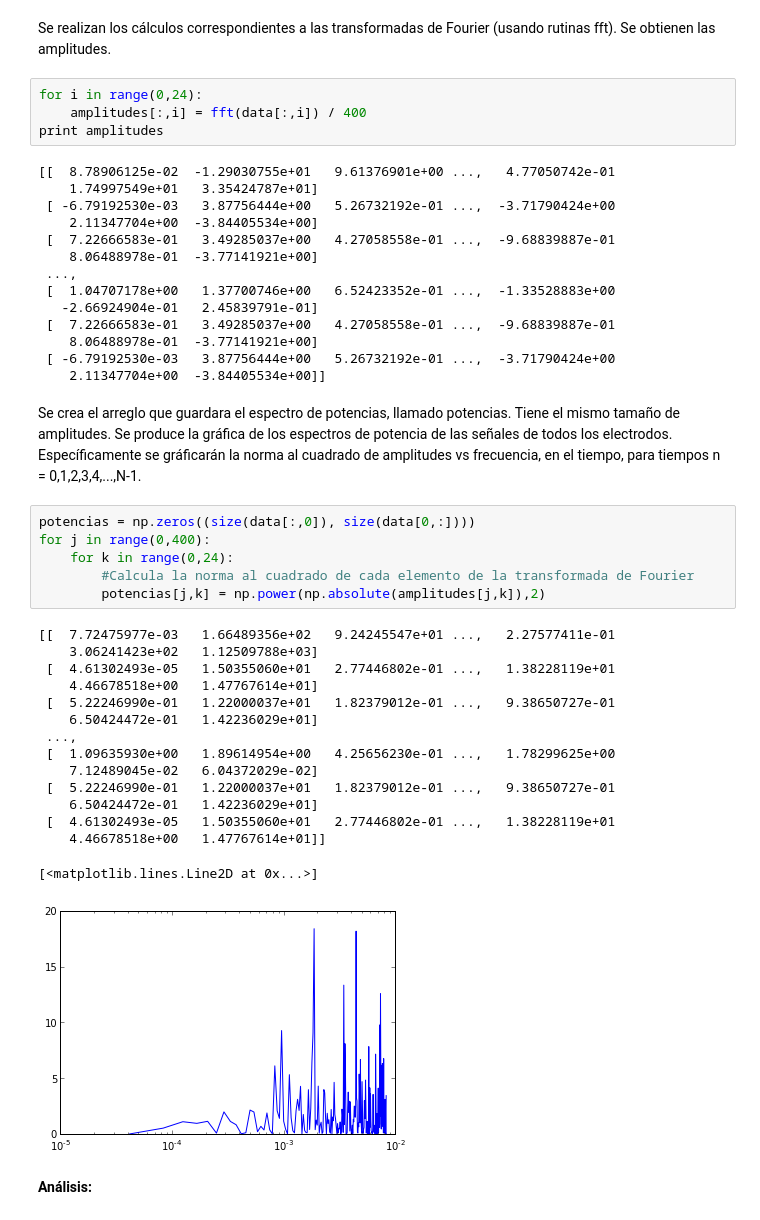
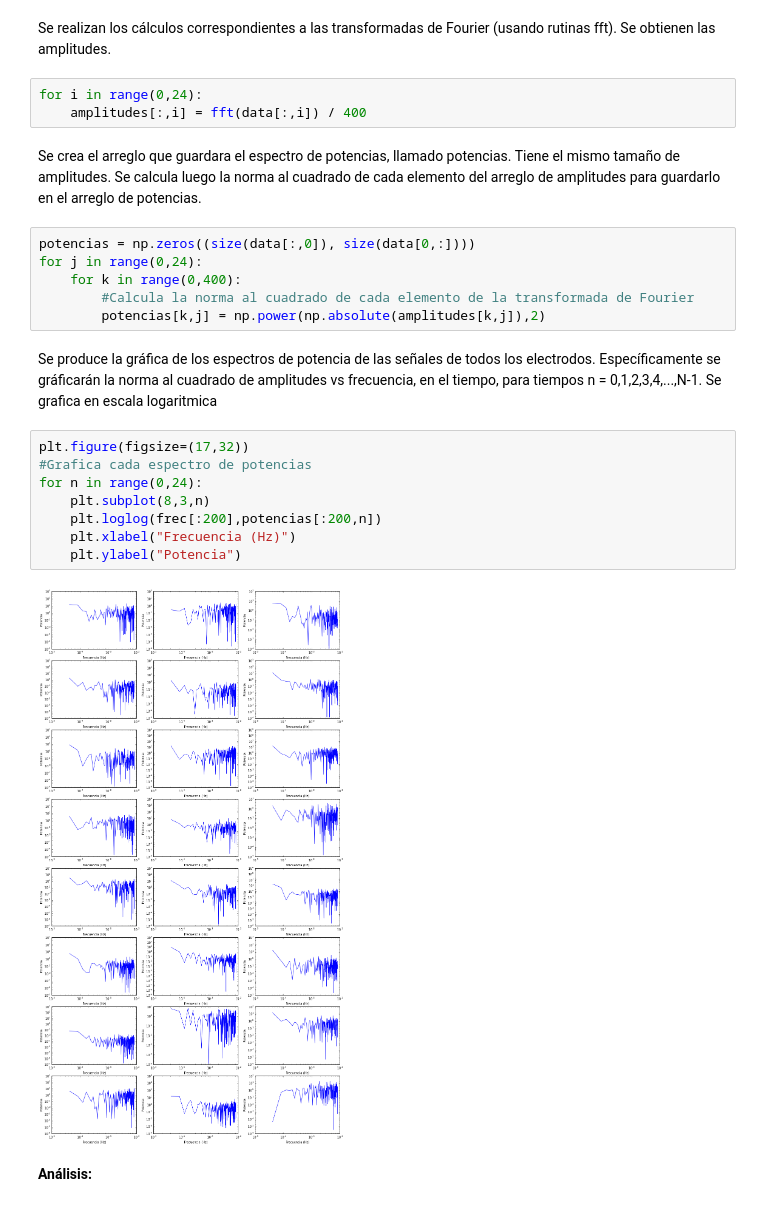
Before and after one commit to sebasolivaresn/FisComputacional, a Jupyter notebook: Encefalograma.ipynb, the cells around one changed output. Cells and saved outputs as stored; diff of their text form.

Commit message:
Grafica espectros de potencia

```diff
--- a/Encefalograma.ipynb
+++ b/Encefalograma.ipynb
@@ -29,45 +29,25 @@ Se realizan los cálculos correspondientes a las transformadas de Fourier (usand
 # %%
 for i in range(0,24):
     amplitudes[:,i] = fft(data[:,i]) / 400
-print amplitudes
-# %% [output]
-[[  8.78906125e-02  -1.29030755e+01   9.61376901e+00 ...,   4.77050742e-01
-    1.74997549e+01   3.35424787e+01]
- [ -6.79192530e-03   3.87756444e+00   5.26732192e-01 ...,  -3.71790424e+00
-    2.11347704e+00  -3.84405534e+00]
- [  7.22666583e-01   3.49285037e+00   4.27058558e-01 ...,  -9.68839887e-01
-    8.06488978e-01  -3.77141921e+00]
- ...,
- [  1.04707178e+00   1.37700746e+00   6.52423352e-01 ...,  -1.33528883e+00
-   -2.66924904e-01   2.45839791e-01]
- [  7.22666583e-01   3.49285037e+00   4.27058558e-01 ...,  -9.68839887e-01
-    8.06488978e-01  -3.77141921e+00]
- [ -6.79192530e-03   3.87756444e+00   5.26732192e-01 ...,  -3.71790424e+00
-    2.11347704e+00  -3.84405534e+00]]
+# %% [markdown]
+Se crea el arreglo que guardara el espectro de potencias, llamado potencias. Tiene el mismo tamaño de amplitudes. </br> Se calcula luego la norma al cuadrado de cada elemento del arreglo de amplitudes para guardarlo en el arreglo de potencias.
+# %%
+potencias = np.zeros((size(data[:,0]), size(data[0,:])))
+for j in range(0,24):
+    for k in range(0,400):
+        #Calcula la norma al cuadrado de cada elemento de la transformada de Fourier
+        potencias[k,j] = np.power(np.absolute(amplitudes[k,j]),2)
 # %% [markdown]
-Se crea el arreglo que guardara el espectro de potencias, llamado potencias. Tiene el mismo tamaño de amplitudes. </br>
-Se produce la gráfica de los espectros de potencia de las señales de todos los electrodos. Específicamente se gráficarán la norma al cuadrado de amplitudes vs frecuencia, en el tiempo, para tiempos n = 0,1,2,3,4,...,N-1.
+Se produce la gráfica de los espectros de potencia de las señales de todos los electrodos. Específicamente se gráficarán la norma al cuadrado de amplitudes vs frecuencia, en el tiempo, para tiempos n = 0,1,2,3,4,...,N-1. Se grafica en escala logaritmica
-# %%
-potencias = np.zeros((size(data[:,0]), size(data[0,:])))
-for j in range(0,400):
-    for k in range(0,24):
-        #Calcula la norma al cuadrado de cada elemento de la transformada de Fourier
-        potencias[j,k] = np.power(np.absolute(amplitudes[j,k]),2)
-# %% [output]
-[[  7.72475977e-03   1.66489356e+02   9.24245547e+01 ...,   2.27577411e-01
-    3.06241423e+02   1.12509788e+03]
- [  4.61302493e-05   1.50355060e+01   2.77446802e-01 ...,   1.38228119e+01
-    4.46678518e+00   1.47767614e+01]
- [  5.22246990e-01   1.22000037e+01   1.82379012e-01 ...,   9.38650727e-01
-    6.50424472e-01   1.42236029e+01]
- ...,
- [  1.09635930e+00   1.89614954e+00   4.25656230e-01 ...,   1.78299625e+00
-    7.12489045e-02   6.04372029e-02]
- [  5.22246990e-01   1.22000037e+01   1.82379012e-01 ...,   9.38650727e-01
-    6.50424472e-01   1.42236029e+01]
- [  4.61302493e-05   1.50355060e+01   2.77446802e-01 ...,   1.38228119e+01
-    4.46678518e+00   1.47767614e+01]]
-[<matplotlib.lines.Line2D at 0x...>]
-[figure, removed]
+# %%
+plt.figure(figsize=(17,32))
+#Grafica cada espectro de potencias
+for n in range(0,24):
+    plt.subplot(8,3,n)
+    plt.loglog(frec[:200],potencias[:200,n])
+    plt.xlabel("Frecuencia (Hz)")
+    plt.ylabel("Potencia")
+# %% [output]
+[figure, added]
 # %% [markdown]
 <strong>Análisis:</strong>
```
Also changed, not shown: parts of 1 cell of this notebook.
